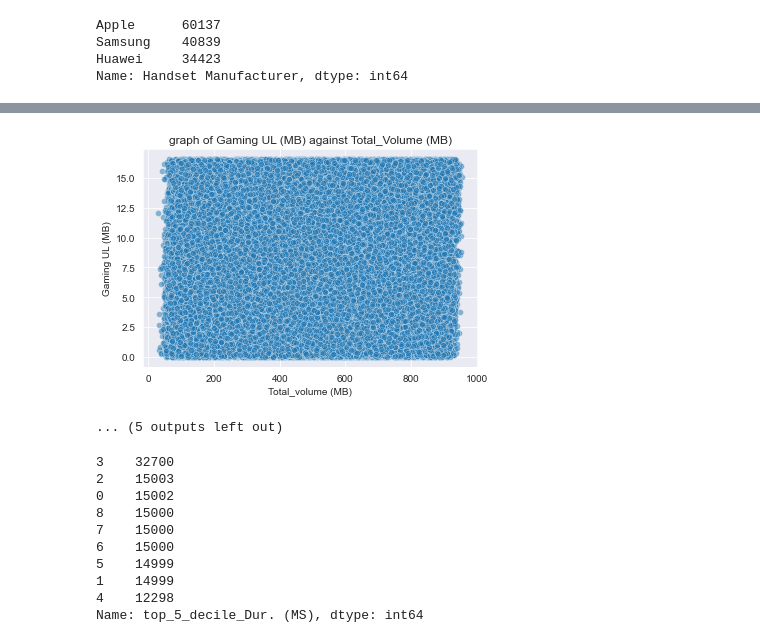
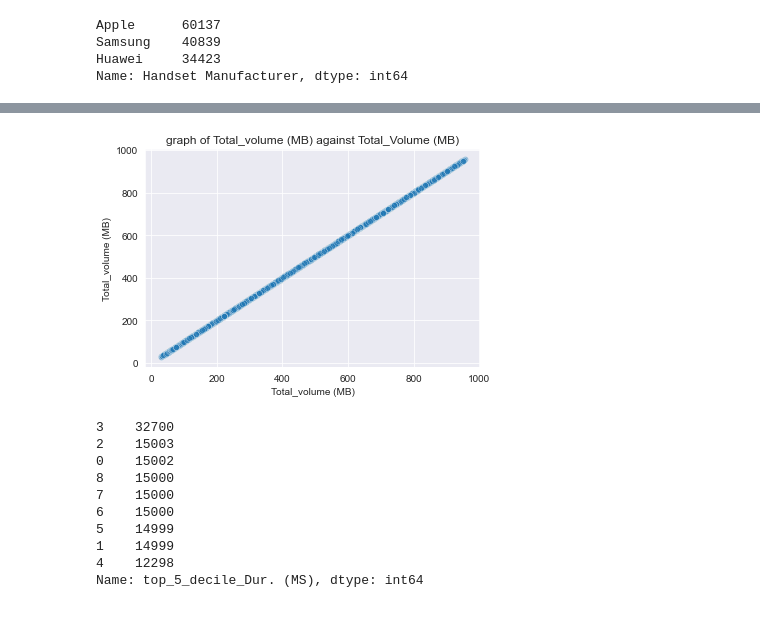
Before and after one commit to follynamylus/Telecommunication, a Jupyter notebook: notebooks/TellCo.ipynb, the cells around one changed output, grey strips where cells are left out. Drawn from its saved outputs; the diff is of its cells as text; code cells hidden in the pictures.

```diff
--- a/notebooks/TellCo.ipynb
+++ b/notebooks/TellCo.ipynb
@@ -129,8 +145,16 @@ bytes_first = [j for j in df.columns if substring in j]
 for i in  bytes_first :
     df[i.replace('(Bytes)','(MB)')] = df[i]/1000000
     df.drop(i, axis = 1, inplace = True)
+# %%
+df['Social Media data'] = df['Social Media DL (MB)'] + df['Social Media UL (MB)']
+df['Google data'] = df['Google DL (MB)'] + df['Google UL (MB)']
+df['Email data'] = df['Email DL (MB)'] + df['Email UL (MB)']
+df['Youtube data'] = df['Youtube DL (MB)'] + df['Youtube UL (MB)']
+df['Netflix data'] = df['Netflix DL (MB)'] + df['Netflix UL (MB)']
+df['Gaming data'] = df['Gaming DL (MB)'] + df['Gaming UL (MB)']
+df['Other data'] = df['Other DL (MB)'] + df['Other UL (MB)']
 # %%
-relevant_cols = ['Bearer Id','Dur. (ms)','MSISDN/Number','Handset Manufacturer','Handset Type','Social Media DL (MB)','Social Media UL (MB)','Google DL (MB)','Google UL (MB)','Email DL (MB)','Email UL (MB)','Youtube DL (MB)','Youtube UL (MB)','Netflix DL (MB)','Netflix UL (MB)','Gaming DL (MB)','Gaming UL (MB)','Other DL (MB)','Other UL (MB)','Total UL (MB)','Total DL (MB)','Total_volume (MB)']
+relevant_cols = ['Bearer Id','Dur. (ms)','Other data','Gaming data','Youtube data','Netflix data','Email data','Google data','Social Media data','Total UL (MB)','Total DL (MB)','Total_volume (MB)']
 # %%
 relevant_num = []
 relevant_cat = []
@@ -186,5 +199,5 @@ Name: Handset Type, dtype: object
 # %%
-relevant_num.remove('MSISDN/Number')
+#relevant_num.remove('MSISDN/Number')
 # %%
 for cols in relevant_num:
     sns.histplot(data=df, x= cols )
@@ -244,7 +254,7 @@ subs = '(MB)'
 # %%
 relevant_app = [j for j in relevant_cols if subs in j]
 # %%
-for i in relevant_app:
+for i in relevant_num:
     sns.scatterplot(data=df,x='Total_volume (MB)',y=i,alpha=0.5)
     plt.title(f'graph of {i} against Total_Volume (MB)')
     plt.xlabel("Total_volume (MB)")
@@ -265,5 +275,4 @@ for i in relevant_app:
-[figure, old version]
+[figure, new version]
-... (5 outputs left out)
 # %%
 df['top_5_decile_Dur. (MS)'] = pd.qcut(df['Dur. (ms)'], 10,labels=False,duplicates= 'drop')
 # %%
```
Also changed, not shown: parts of 11 cells of this notebook.
